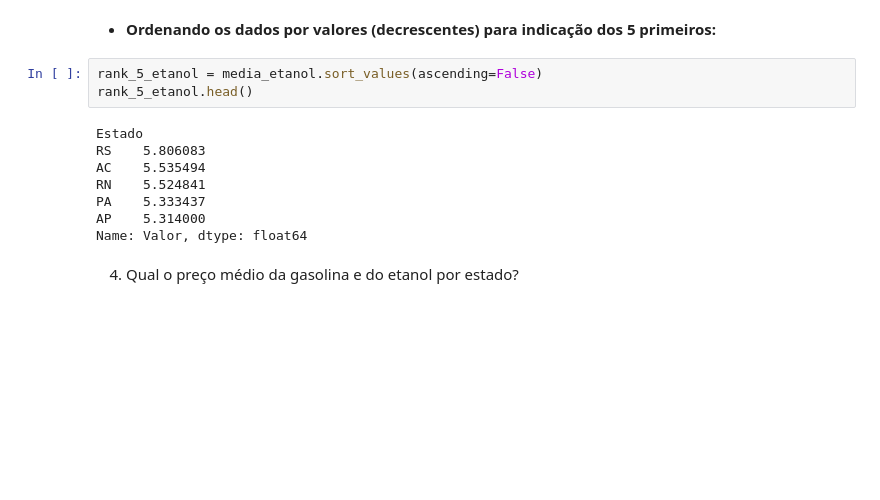
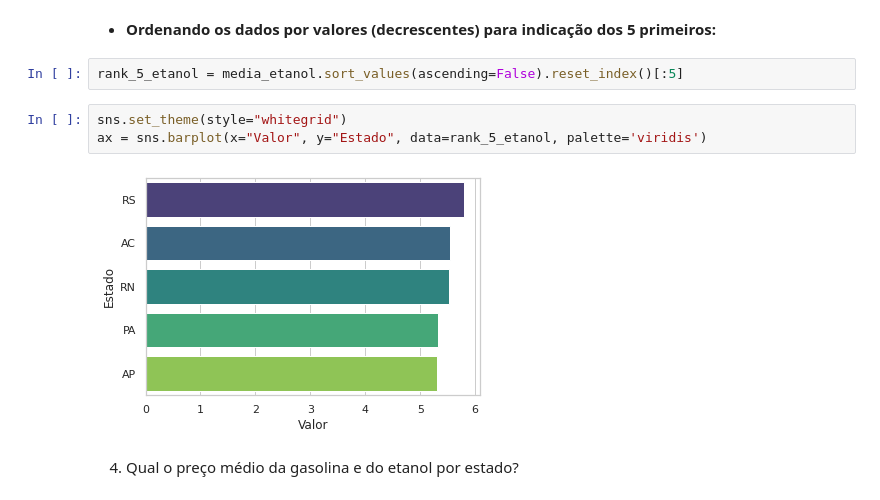
Before and after one commit to brunnabrito/projeto_m4_g4_resilia, a Jupyter notebook: Projeto_M4_Grupo_4.ipynb, the cells around one changed output. Saved outputs shown, nothing was run; the diff lists cells and outputs as text; blank space fills up the shorter version.

```diff
--- a/Projeto_M4_Grupo_4.ipynb
+++ b/Projeto_M4_Grupo_4.ipynb
@@ -513,16 +508,12 @@ Name: Valor, dtype: float64
 # %% [markdown]
 * **Ordenando os dados por valores (decrescentes) para indicação dos 5 primeiros:**
 # %%
-rank_5_etanol = media_etanol.sort_values(ascending=False)
-rank_5_etanol.head()
+rank_5_etanol = media_etanol.sort_values(ascending=False).reset_index()[:5]
-# %% [output]
-Estado
-RS    5.806083
-AC    5.535494
-RN    5.524841
-PA    5.333437
-AP    5.314000
-Name: Valor, dtype: float64
+# %%
+sns.set_theme(style="whitegrid")
+ax = sns.barplot(x="Valor", y="Estado", data=rank_5_etanol, palette='viridis')
+# %% [output]
+[figure, added]
 # %% [markdown]
 4) Qual o preço médio da gasolina e do etanol por estado?
 # %% [markdown]
```
Also changed, not shown: parts of 4 cells of this notebook.
